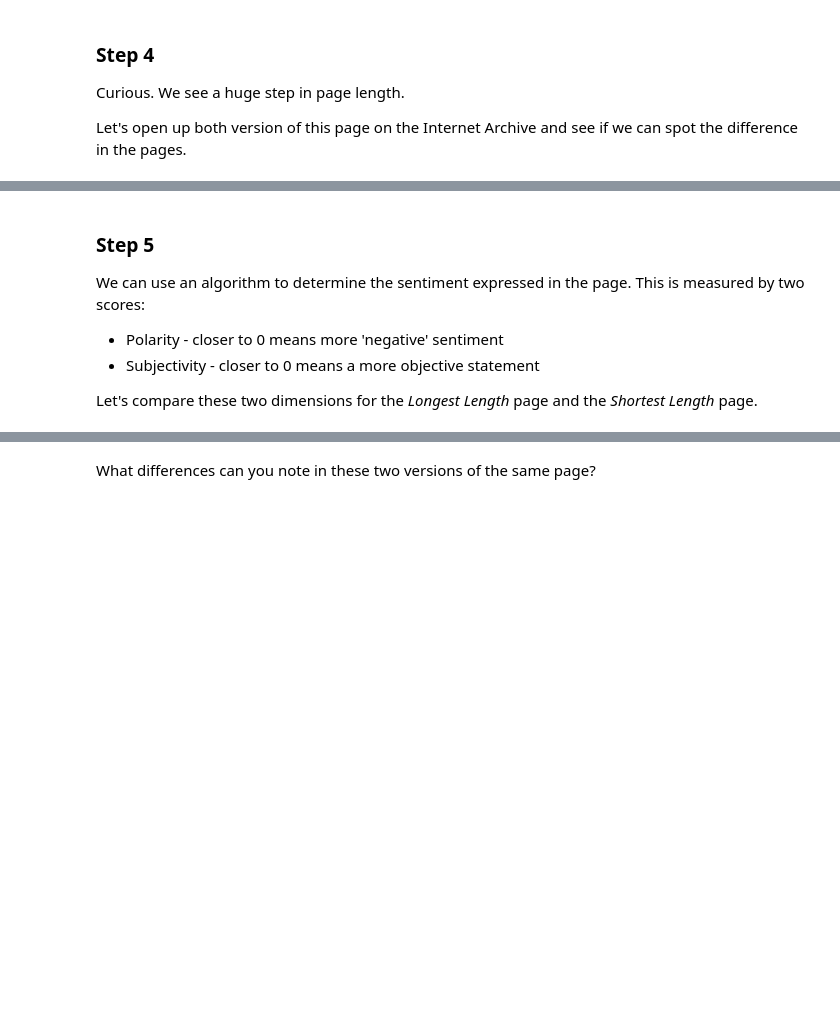
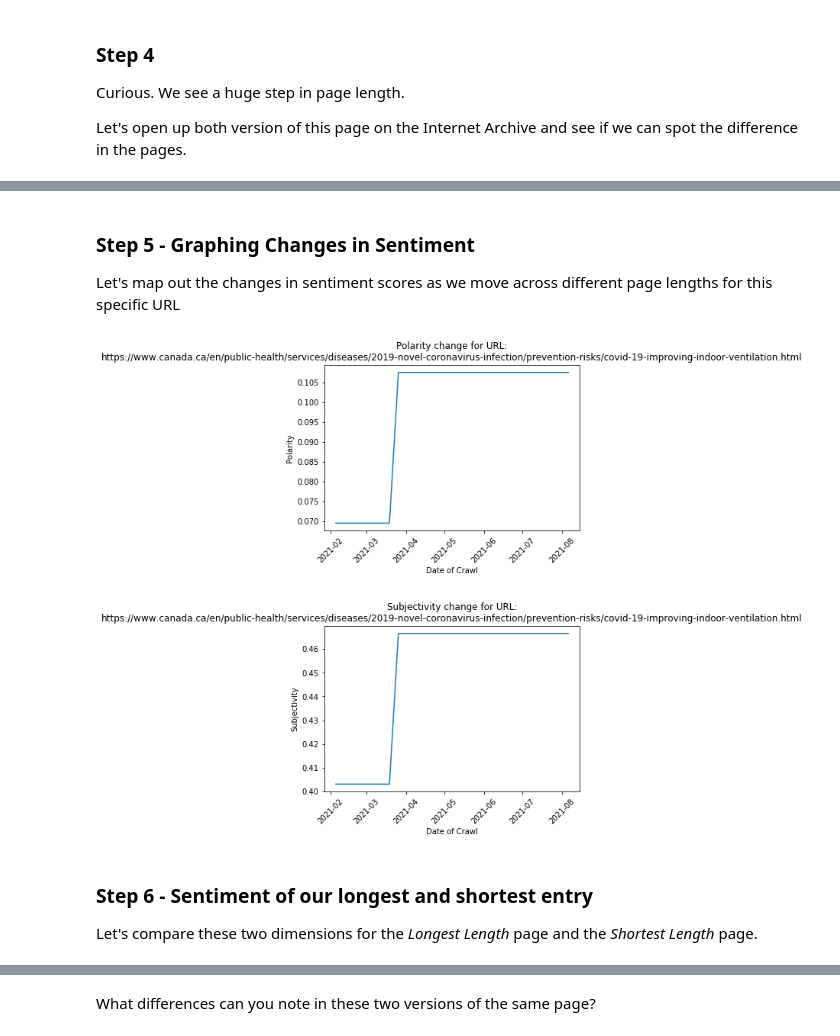
Before and after one commit to BrockDSL/ARCH_Data_Explore, a Jupyter notebook: COMM_4P35_Activity.ipynb, the cells around one changed output, grey strips where cells are left out. Cells and saved outputs as stored; diff of their text form; code cells hidden in the pictures; blank space fills up the shorter version.

Commit message:
Graphing total runs

```diff
--- a/COMM_4P35_Activity.ipynb
+++ b/COMM_4P35_Activity.ipynb
@@ -32,8 +58,36 @@ We'll load up the CSV file of data that represents our crawls of the canada.ca p
 # %%
+
+#Open up the CSV file fo data
 web_page_text = pd.read_csv("https://raw.githubusercontent.com/BrockDSL/ARCH_Data_Explore/main/snap_shot_canada_ca.csv")
 
+
+#Make sure the date column is treated as a Date
 web_page_text['crawl_date']= pd.to_datetime(web_page_text['crawl_date'],format='%Y%m%d')
+
+
 #add an extra column with how the length of each crawl. Useful for later calculations
 for index, row in web_page_text.iterrows():
     web_page_text.at[index, "length"] = len(web_page_text.at[index,"content"])
+
+
+
+##add two extra columns to the date that shows the calculated 'sentiment' of the entries
+
+polarity = []
+subjectivity = []
+
+
+for entry in web_page_text.content:
+    #print(day,"\n")
+    score = TextBlob(entry)
+    polarity.append(score.sentiment.polarity)
+    subjectivity.append(score.sentiment.subjectivity)
+
+web_page_text['polarity'] = polarity
+web_page_text['subjectivity'] = subjectivity
+
+
+
+
+# A random 'sample' of 1 record
 web_page_text.sample(1)
@@ -91,11 +180,29 @@ print("\n\nShortest version of this page on the Internet Archive was captured "\
-# %% [markdown]
-### Step 5
-
-We can use an algorithm to determine the sentiment expressed in the page. This is measured by two scores:
-- Polarity - closer to 0 means more 'negative' sentiment
-- Subjectivity - closer to 0 means a more objective statement
-
-Let's compare these two dimensions for the *Longest Length* page and the *Shortest Length* page.
+# %% [markdown]
+### Step 5 - Graphing Changes in Sentiment
+
+Let's map out the changes in sentiment scores as we move across different page lengths for this specific URL
+# %%
+plt.plot(url_data['crawl_date'],url_data['polarity'])
+plt.xticks(rotation=45)
+plt.title("Polarity change for URL:\n"+URL)
+plt.ylabel("Polarity")
+plt.xlabel("Date of Crawl")
+plt.show()
+
+
+plt.plot(url_data['crawl_date'],url_data['subjectivity'])
+plt.xticks(rotation=45)
+plt.title("Subjectivity change for URL:\n"+URL)
+plt.ylabel("Subjectivity")
+plt.xlabel("Date of Crawl")
+plt.show()
+# %% [output]
+[figure, added]
+[figure, added]
+# %% [markdown]
+### Step 6 - Sentiment of our longest and shortest entry
+
+Let's compare these two dimensions for the *Longest Length* page and the *Shortest Length* page.
 # %%
 
 max_page_sa = TextBlob(str(max_page['content'])).sentiment
```
Also changed, not shown: parts of 11 cells of this notebook.
